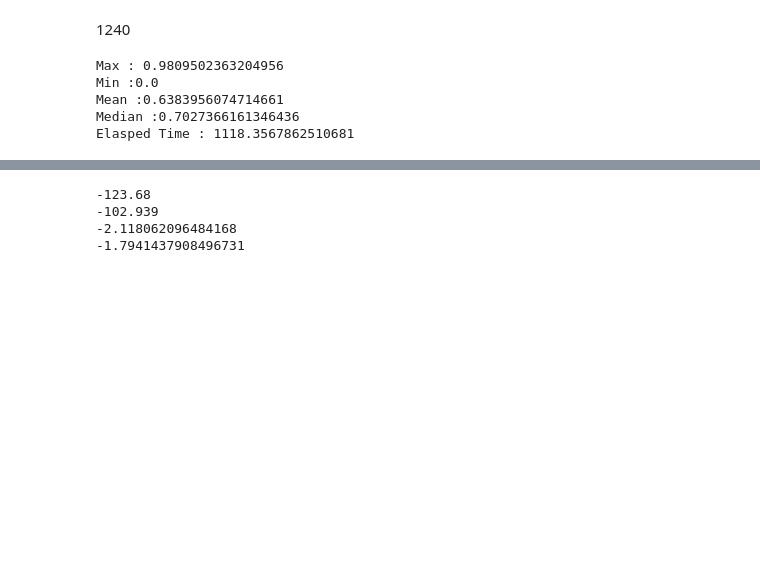
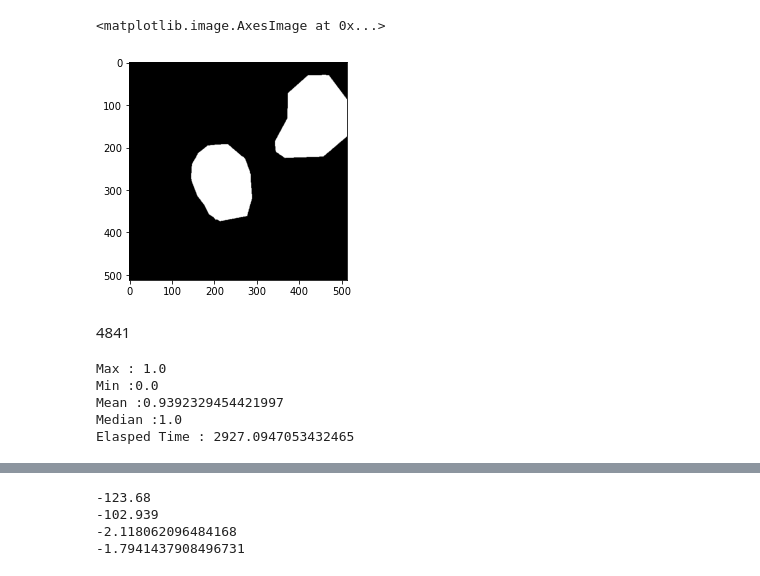
Before and after one commit to tobeor3009/pix2pix_mono_seg, a Jupyter notebook: mono_seg_save_predicted_images.ipynb, the cells around one changed output, grey strips where cells are left out. Saved outputs shown, nothing was run; the diff lists cells and outputs as text; code cells hidden in the pictures; blank space fills up the shorter version.

```diff
--- a/mono_seg_save_predicted_images.ipynb
+++ b/mono_seg_save_predicted_images.ipynb
@@ -62,3 +200,10 @@ def get_filebasename(file_path):
+# %%
+from matplotlib import pyplot as plt
+
+plt.imshow(mask[0,:,:,0], cmap="gray")
+# %% [output]
+<matplotlib.image.AxesImage at 0x...>
+[figure, added]
 # %%
 import os
 import cv2
@@ -71,25 +216,23 @@ import tensorflow_addons as tfa
 
 start = time()
 
-batch_size = 5
-train_data_length = 6200
+batch_size = 1
 
 test_predict_info = []
 mode = "train"
+data_set_name = "glomerulus_0.65_512_not_filped_remove_peel"
 
-result_path = f"images/tumor/check_state/{mode}"
+result_path = f"images/{data_set_name}/check_state/{mode}"
 os.makedirs(f"{result_path}/f1_score", exist_ok=True)
 os.makedirs(f"{result_path}/order", exist_ok=True)
 remove_folder_png_files(f"{result_path}/f1_score")
 remove_folder_png_files(f"{result_path}/order")
 
-dataset_path = os.path.join("datasets","tumor",mode)
+dataset_path = os.path.join("datasets",data_set_name,mode)
 
-
-img_path_list = [os.path.join(
-    dataset_path, "image", f'{index}.png') for index in range(train_data_length)]
-mask_path_list = [os.path.join(
-    dataset_path, "mask", f'{index}.png') for index in range(train_data_length)]
+img_path_list = glob(os.path.join(dataset_path, "image", '*.png'))
+mask_path_list = glob(os.path.join(dataset_path, "mask", '*.png'))
+train_data_length = len(img_path_list)
 
 batch_num = train_data_length // batch_size
 progressbar = display(progress(0, batch_num), display_id=True)
@@ -116,8 +259,11 @@ for batch_index in range(batch_num):
     # get predict_info
     predict_info = []
     for y_true, y_pred in zip(img_mask_list, predicted_img_list):
-        predict_info.append({'f1_score': f1_score(
-            np.expand_dims(y_true, axis=0), np.expand_dims(y_pred, axis=0)), 'mask_ratio': np.mean(y_true)})
+        predict_info.append({
+            'f1_score': dice_score(np.expand_dims(y_true, axis=[0,-1]), np.expand_dims(y_pred, axis=[0,-1])),
+            'loss': weighted_region_loss(np.expand_dims(y_true, axis=[0,-1]), np.expand_dims(y_pred, axis=[0,-1])),
+            'mask_ratio': np.mean(y_true),
+        })
     test_predict_info += predict_info
 
     # Rescale images 0 - 1
@@ -131,7 +277,8 @@ for batch_index in range(batch_num):
         current_index = batch_index * batch_size + index
         current_f1_score = np.round_(
             test_predict_info[current_index]['f1_score'], 3)
-
+        current_loss = np.round_(
+            test_predict_info[current_index]['loss'], 3)
         predict_array = cv2.cvtColor(predict_array, cv2.COLOR_GRAY2RGB)
         mask_array = cv2.cvtColor(mask_array, cv2.COLOR_GRAY2RGB)
 
@@ -147,9 +294,9 @@ for batch_index in range(batch_num):
                 axs[row_index].axis("off")
             fig.set_size_inches(12, 12)
             fig.savefig(
-                f"images/tumor/check_state/{mode}/f1_score/{current_f1_score:.3f}_{current_index}.png")
+                f"images/{data_set_name}/check_state/{mode}/f1_score/{current_f1_score:.3f}_{current_loss:.3f}_{current_index}.png")
             fig.savefig(
-                f"images/tumor/check_state/{mode}/order/{current_index:0>4}_{current_f1_score:.3f}.png")
+                f"images/{data_set_name}/check_state/{mode}/order/{current_index:0>4}_{current_f1_score:.3f}.png")
             plt.close()
 
     progressbar.update(progress(batch_index + 1, batch_num))
@@ -163,12 +310,12 @@ print(f'Mean :{np.mean(test_f1_scores)}')
 print(f'Median :{np.median(test_f1_scores)}')
 print(f'Elasped Time : {time()-start}')
 # %% [output]
-1240
+4841
-Max : 0.9809502363204956
+Max : 1.0
 Min :0.0
-Mean :0.6383956074714661
-Median :0.7027366161346436
-Elasped Time : 1118.3567862510681
+Mean :0.9392329454421997
+Median :1.0
+Elasped Time : 2927.0947053432465
 # %%
 import os
 import cv2
```
Also changed, not shown: parts of 23 cells of this notebook, 18 other files.
